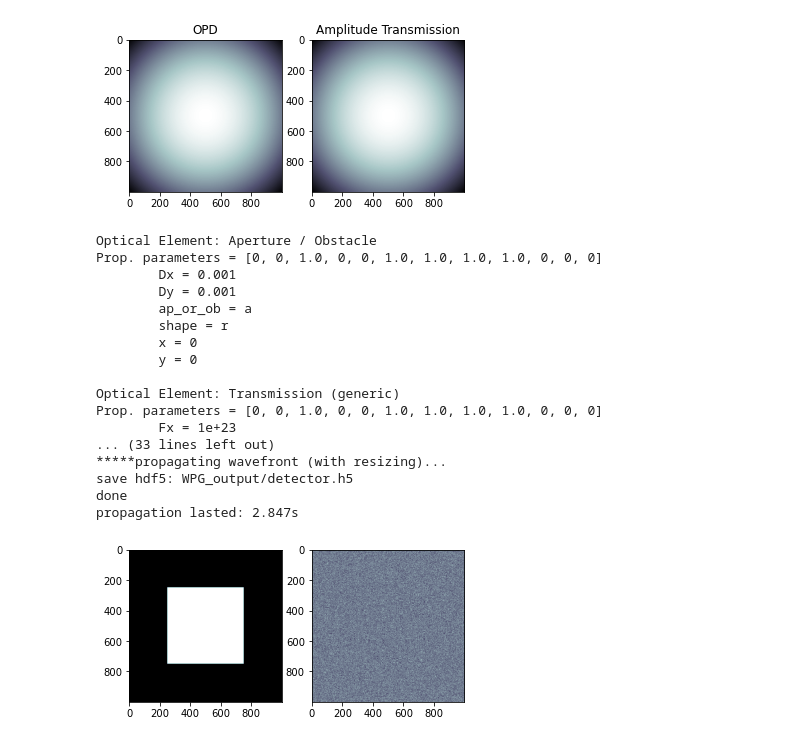
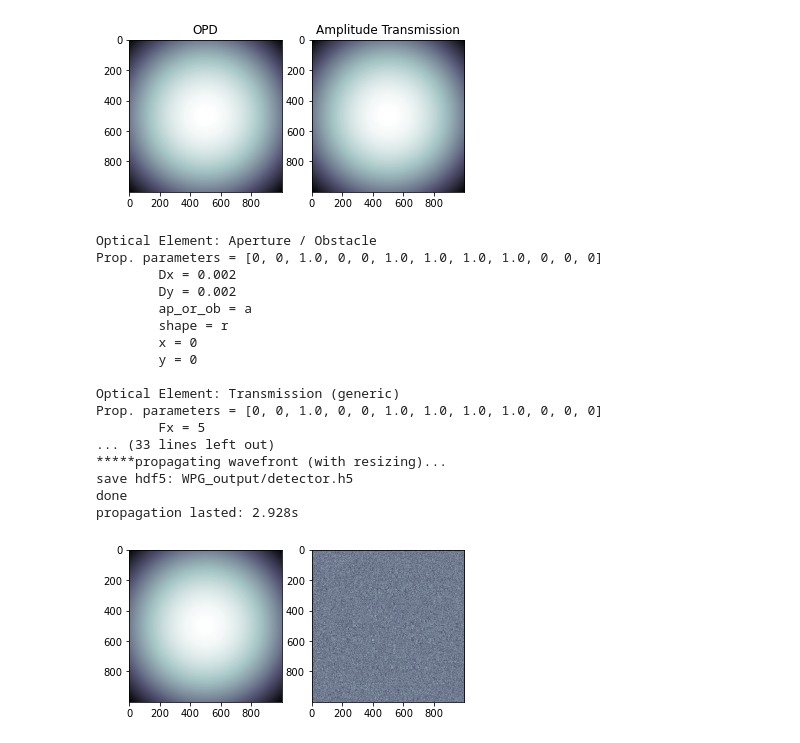
Before and after one commit to nanw0321/SRW_Mono, a Jupyter notebook: WPG.ipynb, the cells around one changed output. Drawn from its saved outputs; the diff is of its cells as text; code cells hidden in the pictures.

Commit message:
Updates on WPG using SRW syntax

```diff
--- a/WPG.ipynb
+++ b/WPG.ipynb
@@ -106,13 +106,13 @@ def Calc_OPD_and_AmpTr(srwTr, thicknessProfData, n, d_abs):
         print('OE shape not matched')
 # %%
 # OE
-OE_width = 1e-3    # physical size of OE aperture
+OE_width = 2e-3    # physical size of OE aperture
 n = 1.5            # refractive index
 d_abs = 2000e-6    # absorption depth
 f = 5
 
 OE_Apt = SRWLOptA('r','a',OE_width,OE_width)
-OE_Tr = SRWLOptT(nx,ny,OE_width,OE_width)
+OE_Tr = SRWLOptT(nx,ny,OE_width,OE_width,_Fx=f,_Fy=f,_x=0,_y=0,_eStart=E,_eFin=E)
 
 OE_x = np.linspace(-OE_width/2,OE_width/2,nx)
 OE_y = np.linspace(-OE_width/2,OE_width/2,ny)
@@ -135,52 +135,52 @@ plt.title('Amplitude Transmission')
 Text(0.5, 1.0, 'Amplitude Transmission')
 [figure]
 # %%
+'''WPG syntax'''
 # Beamline
 from wpg.beamline import Beamline
 from wpg.optical_elements import Empty, Use_PP
 from wpg.optical_elements import Drift
 
 det_z = z + f*0.8
 
 beamline = Beamline()
 beamline.append(OE_Apt, Use_PP())
 beamline.append(OE_Tr, Use_PP())
 beamline.append(Drift(det_z-z), Use_PP(semi_analytical_treatment=1))
+
+# propagation
+from wpg.wpg_uti_wf import propagate_wavefront
+from wpg.wpg_uti_oe import show_transmission
+
+wfr_out_name = strOutputDataFolder+'/detector.h5'
+startTime = time.time()
+mwf = propagate_wavefront(wfr_name, beamline, wfr_out_name)
+print('propagation lasted: {}s'.format(round((time.time() - startTime),3)))
+
+# plot wavefront
+plt.figure()
+plt.subplot(1,2,1)
+plt.imshow(mwf.get_intensity(slice_number=0))
+plt.subplot(1,2,2)
+plt.imshow(mwf.get_phase(slice_number=0, polarization='horizontal'))
+
+plt.show()
+# %% [output]
+Optical Element: Aperture / Obstacle
+Prop. parameters = [0, 0, 1.0, 0, 0, 1.0, 1.0, 1.0, 1.0, 0, 0, 0]
+        Dx = 0.002
+        Dy = 0.002
+        ap_or_ob = a
+        shape = r
+        x = 0
+        y = 0
+
+Optical Element: Transmission (generic)
+Prop. parameters = [0, 0, 1.0, 0, 0, 1.0, 1.0, 1.0, 1.0, 0, 0, 0]
+        Fx = 5
+... (33 lines left out)
+*****propagating wavefront (with resizing)...
+save hdf5: WPG_output/detector.h5
+done
+propagation lasted: 2.928s
+[figure, added]
-# %%
-# propagation
-from wpg.wpg_uti_wf import propagate_wavefront
-from wpg.wpg_uti_oe import show_transmission
-
-wfr_out_name = strOutputDataFolder+'/detector.h5'
-startTime = time.time()
-mwf = propagate_wavefront(wfr_name, beamline, wfr_out_name)
-print('propagation lasted: {}s'.format(round((time.time() - startTime),3)))
-# %% [output]
-Optical Element: Aperture / Obstacle
-Prop. parameters = [0, 0, 1.0, 0, 0, 1.0, 1.0, 1.0, 1.0, 0, 0, 0]
-        Dx = 0.001
-        Dy = 0.001
-        ap_or_ob = a
-        shape = r
-        x = 0
-        y = 0
-
-Optical Element: Transmission (generic)
-Prop. parameters = [0, 0, 1.0, 0, 0, 1.0, 1.0, 1.0, 1.0, 0, 0, 0]
-        Fx = 1e+23
-... (33 lines left out)
-*****propagating wavefront (with resizing)...
-save hdf5: WPG_output/detector.h5
-done
-propagation lasted: 2.847s
-# %%
-# plot wavefront
-plt.figure()
-plt.subplot(1,2,1)
-plt.imshow(mwf.get_intensity(slice_number=0))
-plt.subplot(1,2,2)
-plt.imshow(mwf.get_phase(slice_number=0, polarization='horizontal'))
-
-plt.show()
-# %% [output]
-[figure, removed]
```
Also changed, not shown: parts of 1 cell of this notebook, 1 other file.
